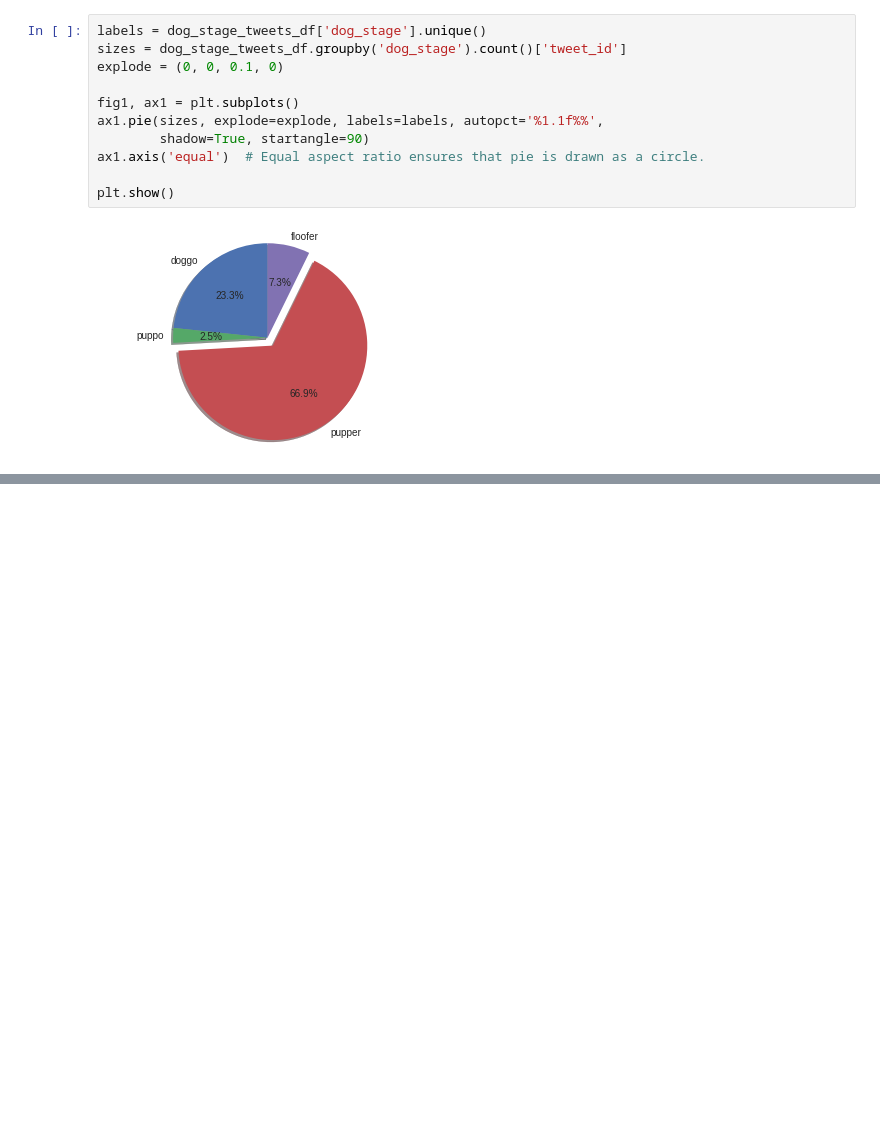
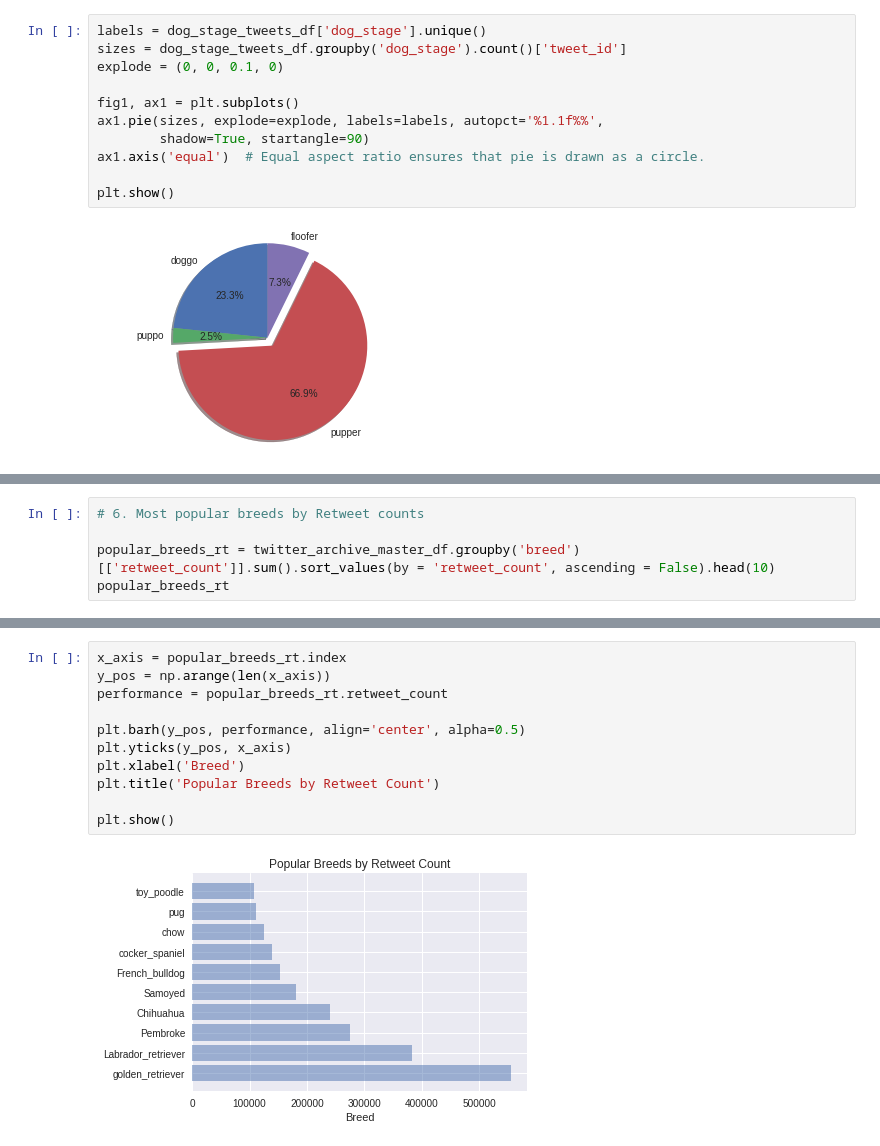
Before and after one commit to bthodla/danano, a Jupyter notebook: prj4/act_report.ipynb, the cells around one changed output, grey strips where cells are left out. Drawn from its saved outputs; the diff is of its cells as text; blank space fills up the shorter version.

```diff
--- a/prj4/act_report.ipynb
+++ b/prj4/act_report.ipynb
@@ -187,0 +219,5 @@ plt.show()
+# %%
+# 6. Most popular breeds by Retweet counts
+
+popular_breeds_rt = twitter_archive_master_df.groupby('breed')[['retweet_count']].sum().sort_values(by = 'retweet_count', ascending = False).head(10)
+popular_breeds_rt
@@ -187,0 +237,13 @@ plt.show()
+# %%
+x_axis = popular_breeds_rt.index
+y_pos = np.arange(len(x_axis))
+performance = popular_breeds_rt.retweet_count
+
+plt.barh(y_pos, performance, align='center', alpha=0.5)
+plt.yticks(y_pos, x_axis)
+plt.xlabel('Breed')
+plt.title('Popular Breeds by Retweet Count')
+
+plt.show()
+# %% [output]
+[figure, added]
```
Also changed, not shown: parts of 6 cells of this notebook.
